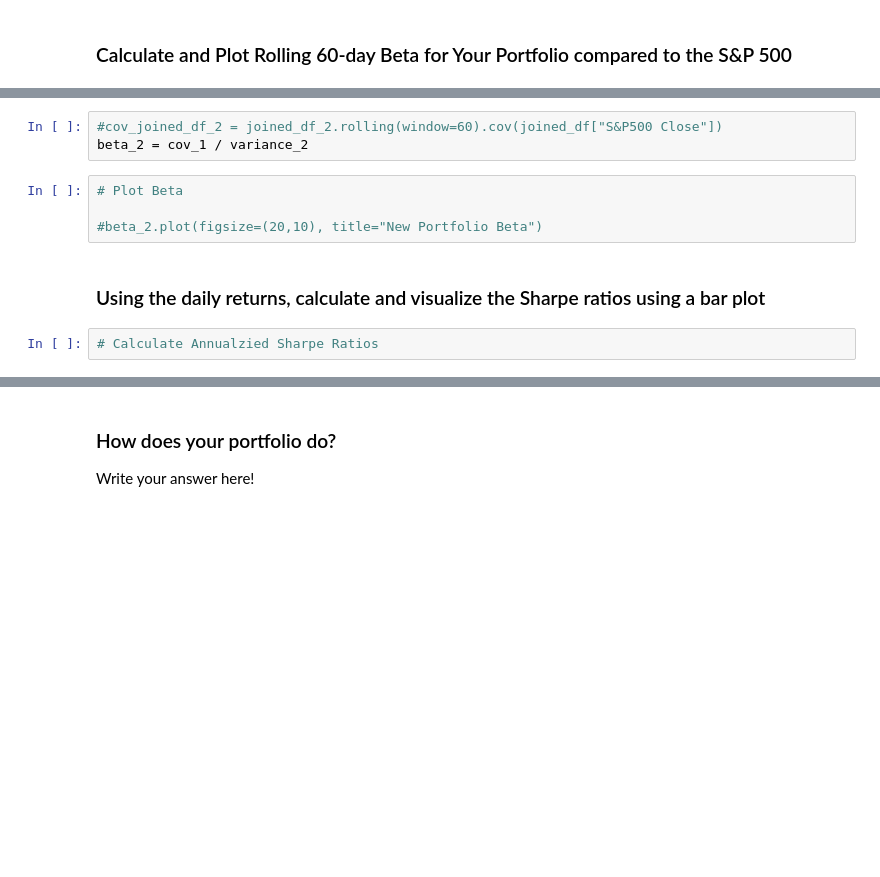
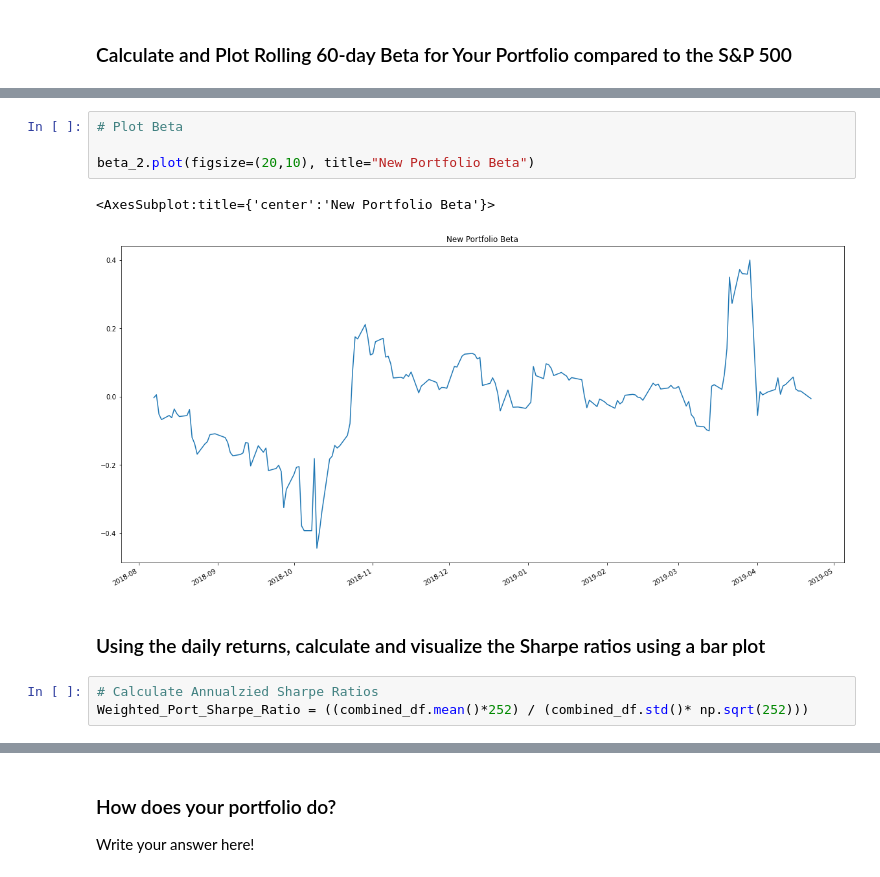
Before and after one commit to Lucas-Shaiman/pandas-homework, a Jupyter notebook: whale_analysis.ipynb, the cells around one changed output, grey strips where cells are left out. Cells and saved outputs as stored; diff of their text form; blank space fills up the shorter version.

```diff
--- a/whale_analysis.ipynb
+++ b/whale_analysis.ipynb
@@ -664,13 +661,14 @@ KeyError: ('GOOG Close', 'AAPL Close', 'COST Close')
-# %%
-#cov_joined_df_2 = joined_df_2.rolling(window=60).cov(joined_df["S&P500 Close"])
-beta_2 = cov_1 / variance_2
 # %%
 # Plot Beta
 
-#beta_2.plot(figsize=(20,10), title="New Portfolio Beta")
+beta_2.plot(figsize=(20,10), title="New Portfolio Beta")
+# %% [output]
+<AxesSubplot:title={'center':'New Portfolio Beta'}>
+[figure, added]
 # %% [markdown]
 ### Using the daily returns, calculate and visualize the Sharpe ratios using a bar plot
 # %%
 # Calculate Annualzied Sharpe Ratios
+Weighted_Port_Sharpe_Ratio = ((combined_df.mean()*252) / (combined_df.std()* np.sqrt(252)))
 # %%
 # Visualize the sharpe ratios as a bar plot
```
Also changed, not shown: parts of 14 cells of this notebook.
